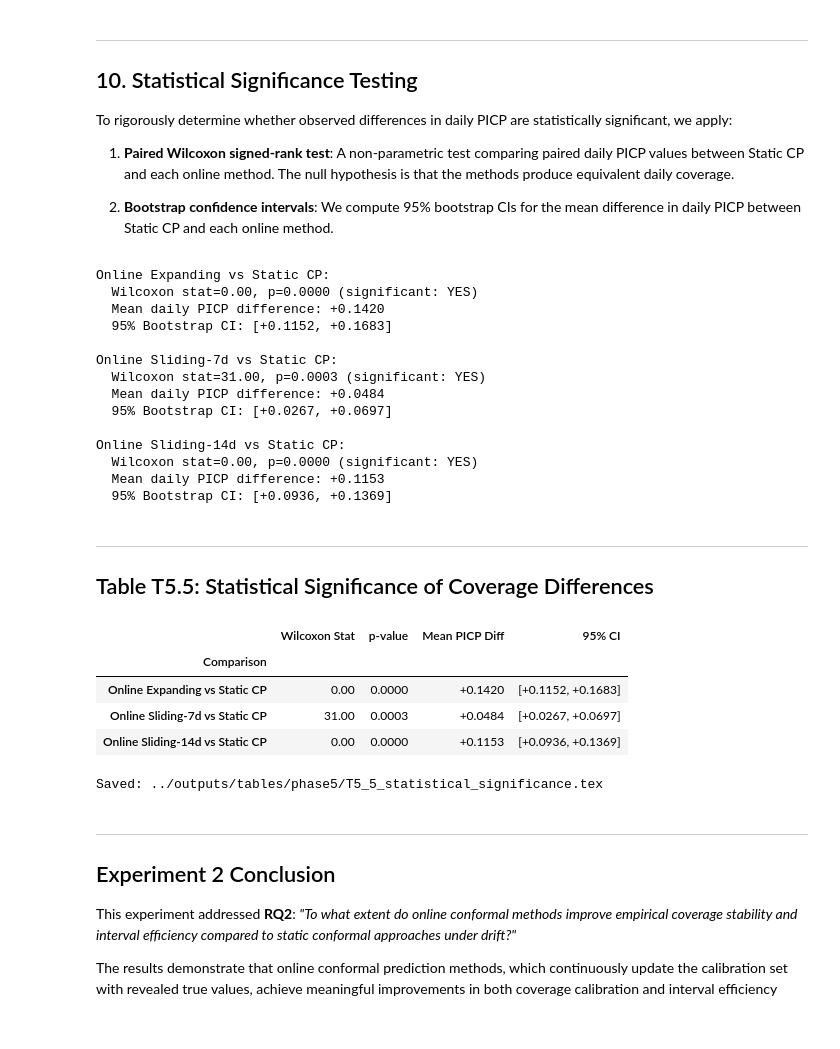
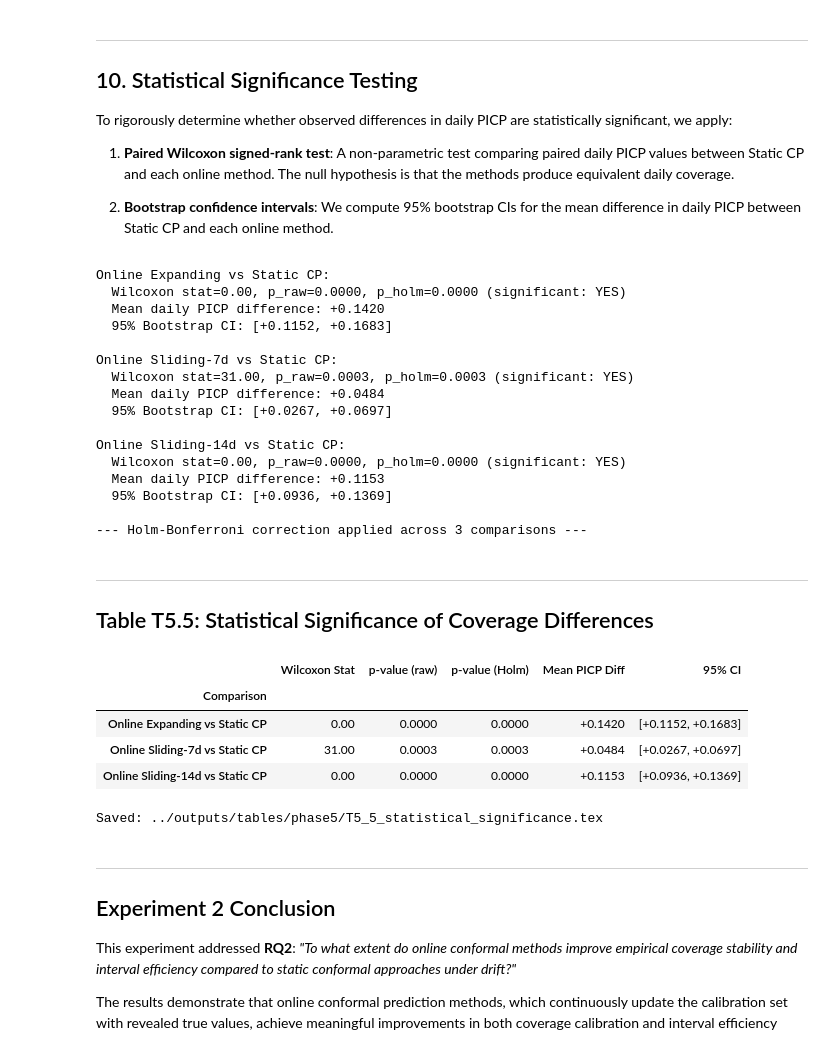
Before and after one commit to KorayDuzgun/FinalThesis, a Jupyter notebook: notebooks/Phase5_Exp2_Online_Adaptive_CP.ipynb, the cells around one changed output. Saved outputs shown, nothing was run; the diff lists cells and outputs as text; code cells hidden in the pictures.

```diff
--- a/notebooks/Phase5_Exp2_Online_Adaptive_CP.ipynb
+++ b/notebooks/Phase5_Exp2_Online_Adaptive_CP.ipynb
@@ -1045,6 +1178,8 @@ np.random.seed(RANDOM_STATE)
 static_daily_picp = daily_metrics['Static CP'].set_index('date')['PICP']
 
 stat_rows = []
+raw_pvals = []
+
 for name in ['Online Expanding', 'Online Sliding-7d', 'Online Sliding-14d']:
     online_daily_picp = daily_metrics[name].set_index('date')['PICP']
 
@@ -1063,6 +1198,8 @@ for name in ['Online Expanding', 'Online Sliding-7d', 'Online Sliding-14d']:
     else:
         w_stat, w_pval = np.nan, np.nan
 
+    raw_pvals.append(w_pval)
+
     # Bootstrap CI for mean PICP difference
     n_bootstrap = 10000
     boot_diffs = []
@@ -1078,63 +1215,76 @@ for name in ['Online Expanding', 'Online Sliding-7d', 'Online Sliding-14d']:
     stat_rows.append({
         'Comparison': f'{name} vs Static CP',
         'Wilcoxon Stat': w_stat,
-        'p-value': w_pval,
+        'p-value (raw)': w_pval,
         'Mean PICP Diff': mean_diff,
         '95% CI Lower': ci_lower,
         '95% CI Upper': ci_upper,
     })
 
-    sig = 'YES' if w_pval < 0.05 else 'No'
-    print(f"\n{name} vs Static CP:")
-    print(f"  Wilcoxon stat={w_stat:.2f}, p={w_pval:.4f} (significant: {sig})")
-    print(f"  Mean daily PICP difference: {mean_diff:+.4f}")
-    print(f"  95% Bootstrap CI: [{ci_lower:+.4f}, {ci_upper:+.4f}]")
+# --- Holm-Bonferroni correction for multiple comparisons ---
+from statsmodels.stats.multitest import multipletests
+reject, pvals_corrected, _, _ = multipletests(raw_pvals, alpha=0.05, method='holm')
+
+for i, row in enumerate(stat_rows):
+    row['p-value (Holm)'] = pvals_corrected[i]
+    row['Significant (Holm)'] = reject[i]
+
+    name = row['Comparison']
+    sig = 'YES' if reject[i] else 'No'
+    print(f"\n{name}:")
+    print(f"  Wilcoxon stat={row['Wilcoxon Stat']:.2f}, p_raw={row['p-value (raw)']:.4f}, p_holm={pvals_corrected[i]:.4f} (significant: {sig})")
+    print(f"  Mean daily PICP difference: {row['Mean PICP Diff']:+.4f}")
+    print(f"  95% Bootstrap CI: [{row['95% CI Lower']:+.4f}, {row['95% CI Upper']:+.4f}]")
+
+print(f"\n--- Holm-Bonferroni correction applied across {len(raw_pvals)} comparisons ---")
 # %% [output]
 Online Expanding vs Static CP:
-  Wilcoxon stat=0.00, p=0.0000 (significant: YES)
+  Wilcoxon stat=0.00, p_raw=0.0000, p_holm=0.0000 (significant: YES)
   Mean daily PICP difference: +0.1420
   95% Bootstrap CI: [+0.1152, +0.1683]
 
 Online Sliding-7d vs Static CP:
-  Wilcoxon stat=31.00, p=0.0003 (significant: YES)
+  Wilcoxon stat=31.00, p_raw=0.0003, p_holm=0.0003 (significant: YES)
   Mean daily PICP difference: +0.0484
   95% Bootstrap CI: [+0.0267, +0.0697]
 
 Online Sliding-14d vs Static CP:
-  Wilcoxon stat=0.00, p=0.0000 (significant: YES)
+  Wilcoxon stat=0.00, p_raw=0.0000, p_holm=0.0000 (significant: YES)
   Mean daily PICP difference: +0.1153
   95% Bootstrap CI: [+0.0936, +0.1369]
+
+--- Holm-Bonferroni correction applied across 3 comparisons ---
 # %% [markdown]
 ---
 ## Table T5.5: Statistical Significance of Coverage Differences
 # %%
 # Table T5.5: Statistical Significance
 t55 = pd.DataFrame(stat_rows).set_index('Comparison')
 # Format the 95% CI as a single string column
 t55['95% CI'] = t55.apply(
     lambda row: f"[{row['95% CI Lower']:+.4f}, {row['95% CI Upper']:+.4f}]", axis=1
 )
-t55_display = t55[['Wilcoxon Stat', 'p-value', 'Mean PICP Diff', '95% CI']]
+t55_display = t55[['Wilcoxon Stat', 'p-value (raw)', 'p-value (Holm)', 'Mean PICP Diff', '95% CI']]
 
 display(t55_display.style.format({
-    'Wilcoxon Stat': '{:.2f}', 'p-value': '{:.4f}', 'Mean PICP Diff': '{:+.4f}'
+    'Wilcoxon Stat': '{:.2f}', 'p-value (raw)': '{:.4f}', 'p-value (Holm)': '{:.4f}', 'Mean PICP Diff': '{:+.4f}'
 }))
 
 # Save LaTeX
 latex_str = t55_display.to_latex(
     float_format='%.4f',
-    caption='Statistical significance of coverage differences (paired Wilcoxon test on daily PICP).',
+    caption='Statistical significance of coverage differences (paired Wilcoxon test on daily PICP, Holm-Bonferroni corrected).',
     label='tab:t55_statistical_significance'
 )
 with open(os.path.join(TABLE_DIR, 'T5_5_statistical_significance.tex'), 'w') as f:
     f.write(latex_str)
 print(f"Saved: {TABLE_DIR}T5_5_statistical_significance.tex")
 # %% [output]
-|  | Wilcoxon Stat | p-value | Mean PICP Diff | 95% CI |
-| Comparison |  |  |  |  |
-| Online Expanding vs Static CP | 0.00 | 0.0000 | +0.1420 | [+0.1152, +0.1683] |
-| Online Sliding-7d vs Static CP | 31.00 | 0.0003 | +0.0484 | [+0.0267, +0.0697] |
-| Online Sliding-14d vs Static CP | 0.00 | 0.0000 | +0.1153 | [+0.0936, +0.1369] |
+|  | Wilcoxon Stat | p-value (raw) | p-value (Holm) | Mean PICP Diff | 95% CI |
+| Comparison |  |  |  |  |  |
+| Online Expanding vs Static CP | 0.00 | 0.0000 | 0.0000 | +0.1420 | [+0.1152, +0.1683] |
+| Online Sliding-7d vs Static CP | 31.00 | 0.0003 | 0.0003 | +0.0484 | [+0.0267, +0.0697] |
+| Online Sliding-14d vs Static CP | 0.00 | 0.0000 | 0.0000 | +0.1153 | [+0.0936, +0.1369] |
 Saved: ../outputs/tables/phase5/T5_5_statistical_significance.tex
 # %% [markdown]
 ---
```
Also changed, not shown: parts of 18 cells of this notebook, 58 other files.
